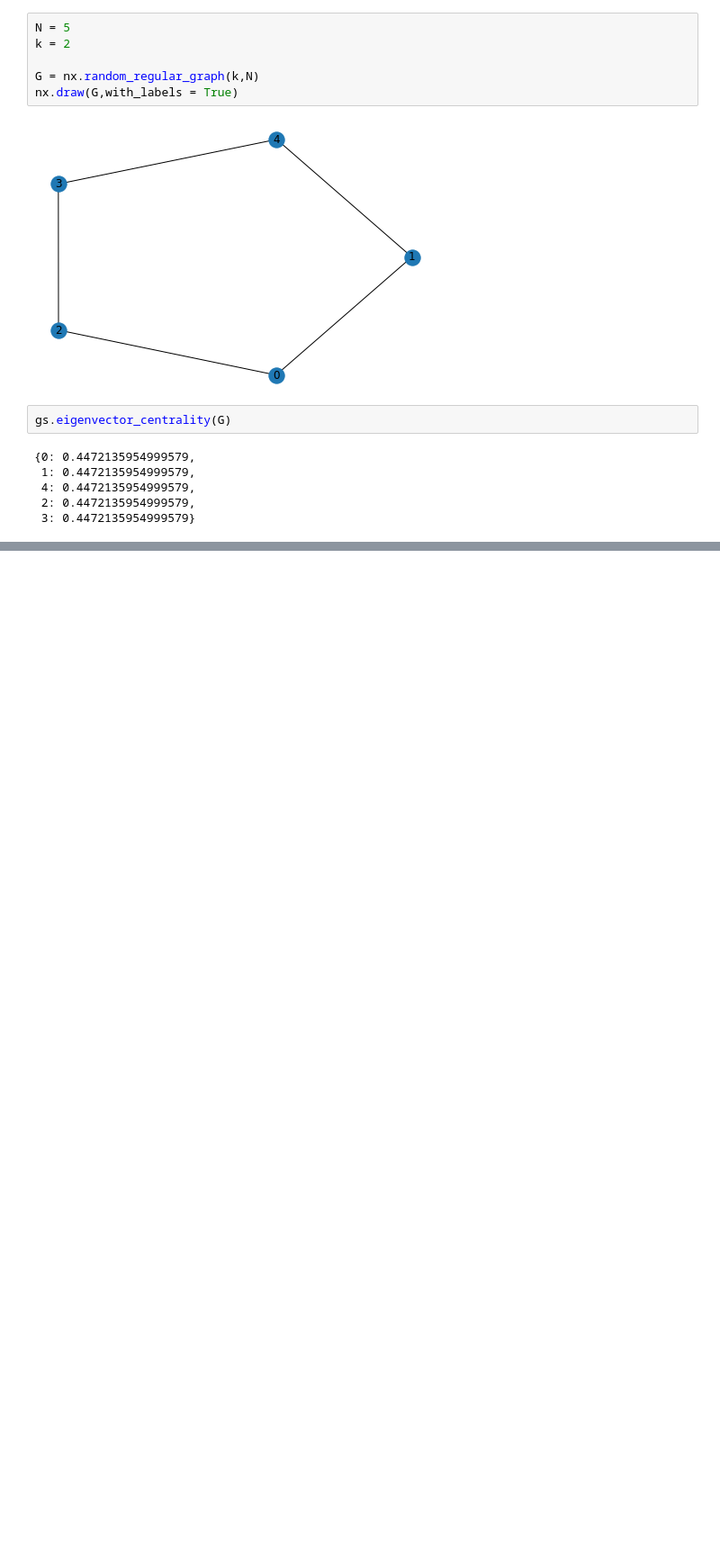
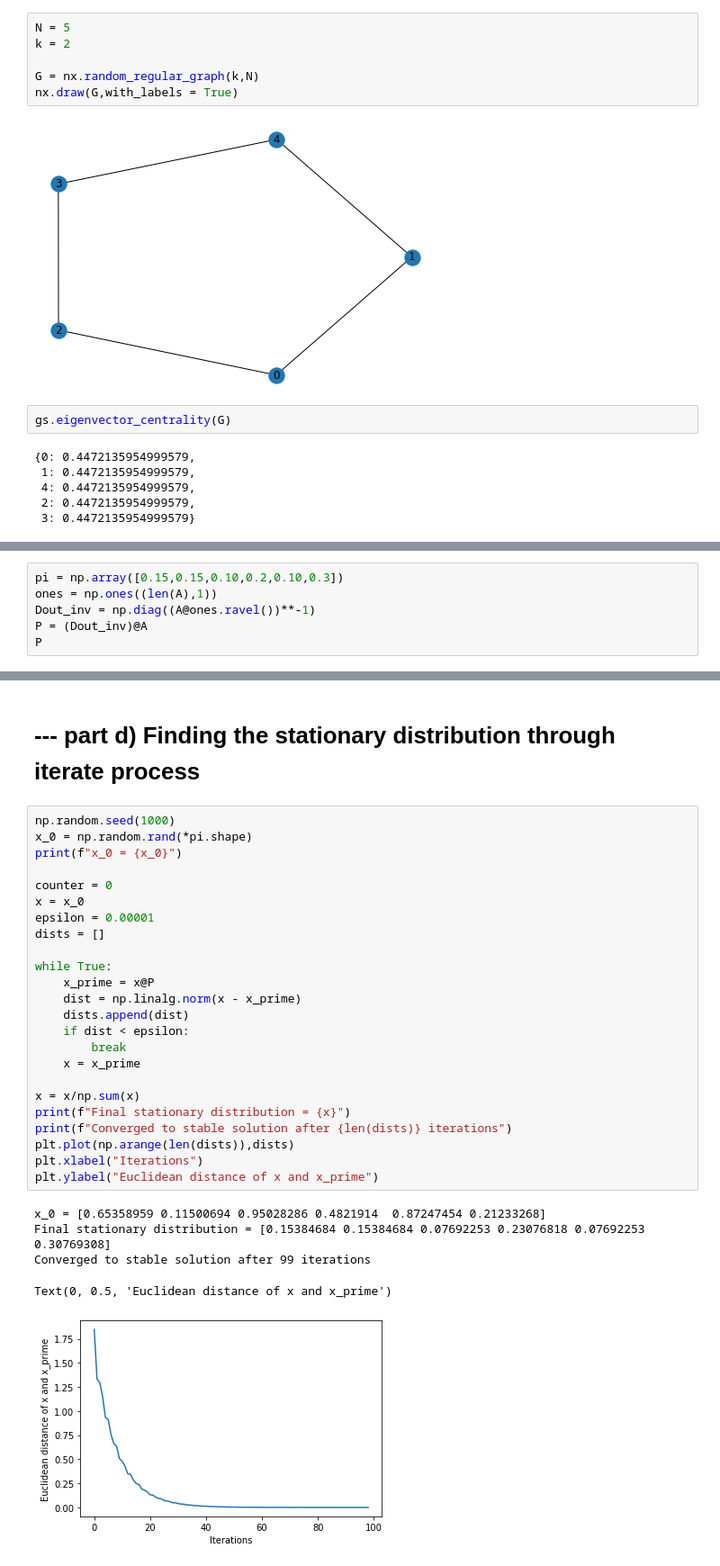
Before and after one commit to bacelii/graph_tools, a Jupyter notebook: Applications/Networks/Homework_1_Network_Measures_Centrality_Community_Detection/Homework_1_Network_Measures_Centrality_Community_Detection_Celii.ipynb, the cells around one changed output, grey strips where cells are left out. Shown: that part at 90% size. Cells and saved outputs as stored; diff of their text form; blank space fills up the shorter version.

```diff
--- a/Applications/Networks/Homework_1_Network_Measures_Centrality_Community_Detection/Homework_1_Network_Measures_Centrality_Community_Detection_Celii.ipynb
+++ b/Applications/Networks/Homework_1_Network_Measures_Centrality_Community_Detection/Homework_1_Network_Measures_Centrality_Community_Detection_Celii.ipynb
@@ -264,0 +386,6 @@ gs.eigenvector_centrality(G)
+# %%
+pi = np.array([0.15,0.15,0.10,0.2,0.10,0.3])
+ones = np.ones((len(A),1))
+Dout_inv = np.diag((A@ones.ravel())**-1)
+P = (Dout_inv)@A
+P
@@ -264,0 +472,32 @@ gs.eigenvector_centrality(G)
+# %% [markdown]
+# --- part d) Finding the stationary distribution through iterate process
+# %%
+np.random.seed(1000)
+x_0 = np.random.rand(*pi.shape)
+print(f"x_0 = {x_0}")
+
+counter = 0
+x = x_0
+epsilon = 0.00001
+dists = []
+
+while True:
+    x_prime = x@P
+    dist = np.linalg.norm(x - x_prime)
+    dists.append(dist)
+    if dist < epsilon:
+        break
+    x = x_prime
+
+x = x/np.sum(x)
+print(f"Final stationary distribution = {x}")
+print(f"Converged to stable solution after {len(dists)} iterations")
+plt.plot(np.arange(len(dists)),dists)
+plt.xlabel("Iterations")
+plt.ylabel("Euclidean distance of x and x_prime")
+# %% [output]
+x_0 = [0.65358959 0.11500694 0.95028286 0.4821914  0.87247454 0.21233268]
+Final stationary distribution = [0.15384684 0.15384684 0.07692253 0.23076818 0.07692253 0.30769308]
+Converged to stable solution after 99 iterations
+Text(0, 0.5, 'Euclidean distance of x and x_prime')
+[figure, added]
```
Also changed, not shown: parts of 29 cells of this notebook.
